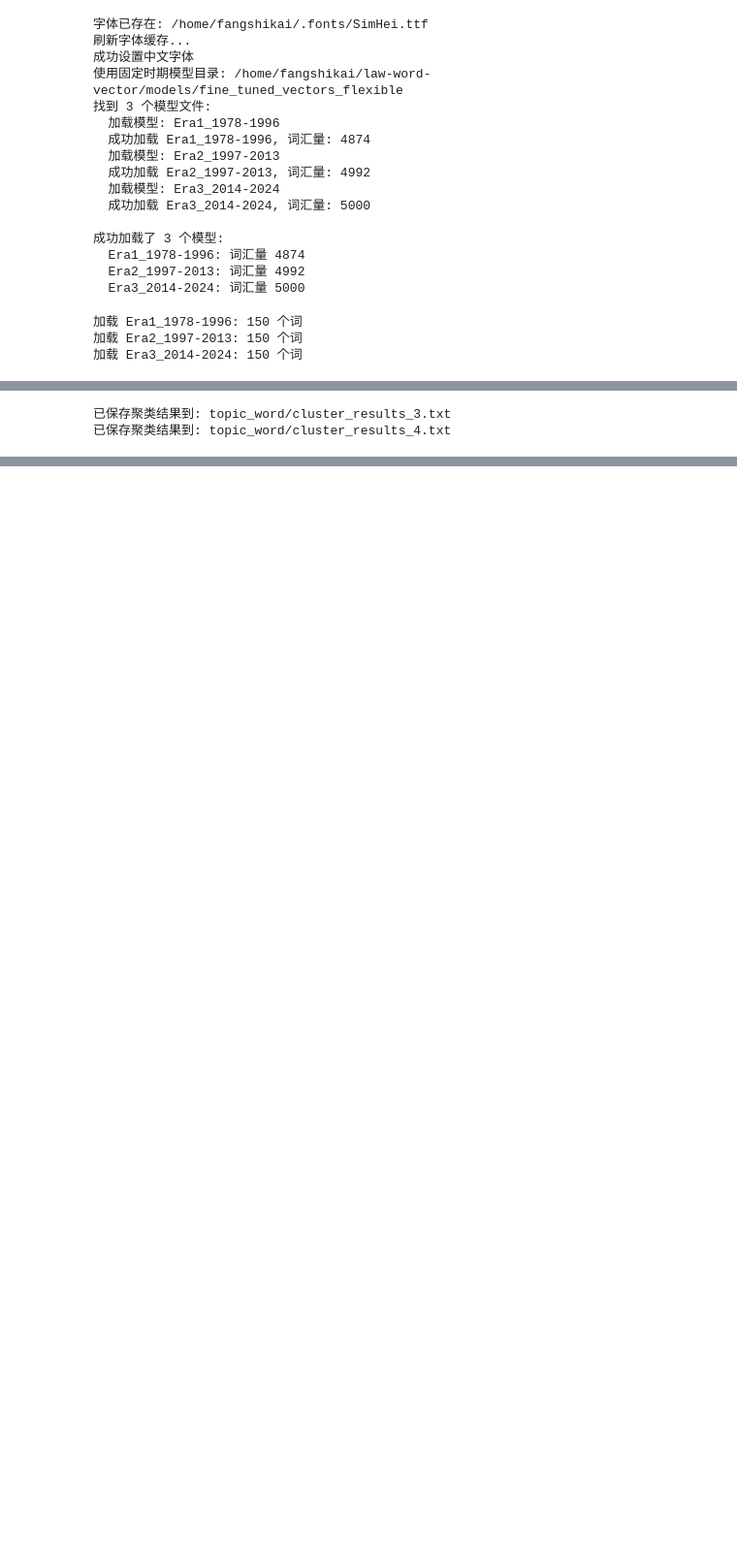
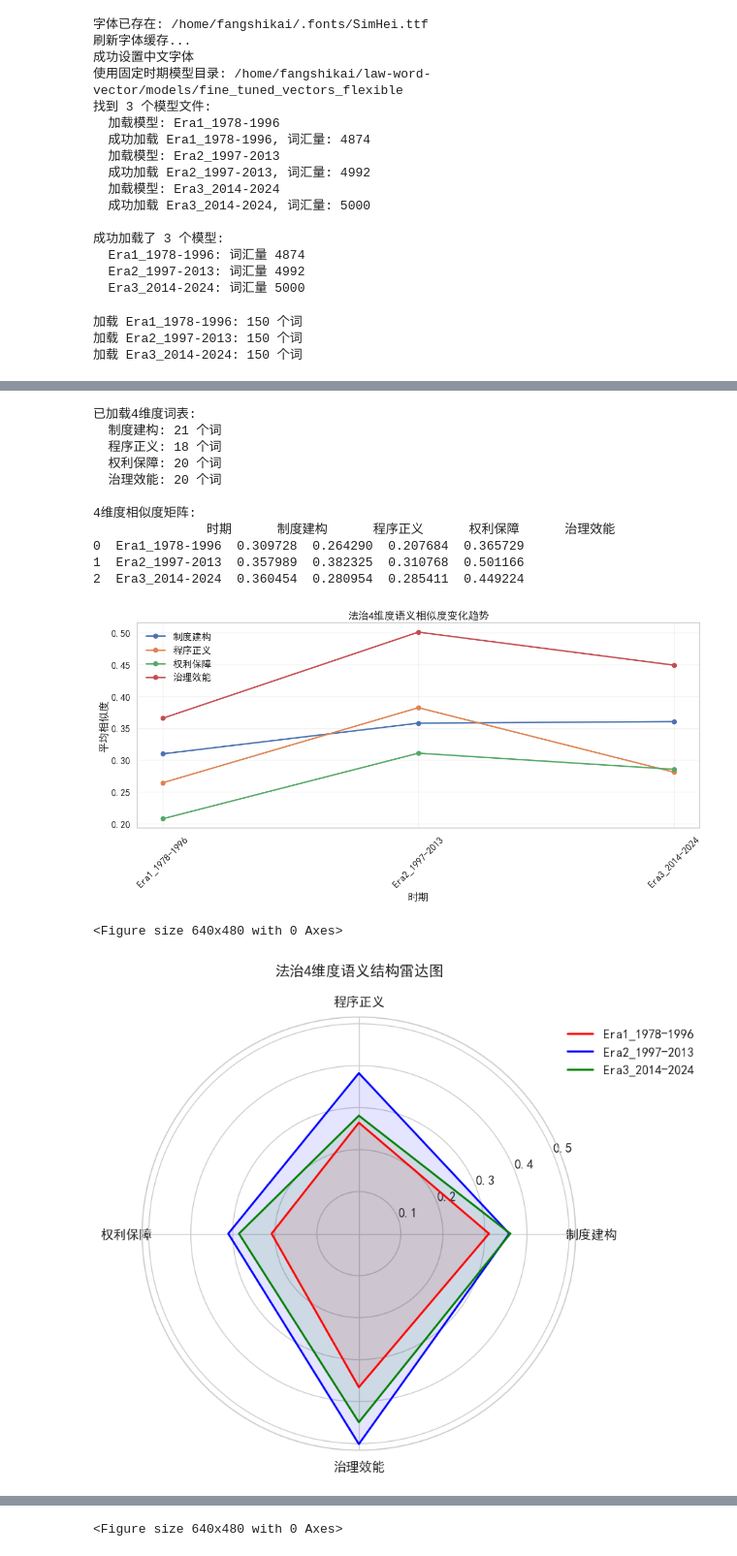
Before and after one commit to xuangu-fang/law-word-vector, a Jupyter notebook: notebooks/dimension_clustering.ipynb, the cells around one changed output, grey strips where cells are left out. Shown at 97% size. Cells and saved outputs as stored; diff of their text form; code cells hidden in the pictures; blank space fills up the shorter version.

```diff
--- a/notebooks/dimension_clustering.ipynb
+++ b/notebooks/dimension_clustering.ipynb
@@ -588,8 +600,32 @@ ValueError: too many values to unpack (expected 3)
-# %%
-if clusters_3:
-        save_cluster_results(clusters_3, topic_word_dir / "cluster_results_3.txt")
-if clusters_4:
-        save_cluster_results(clusters_4, topic_word_dir / "cluster_results_4.txt")
-# %% [output]
-已保存聚类结果到: topic_word/cluster_results_3.txt
-已保存聚类结果到: topic_word/cluster_results_4.txt
+# %%
+dimension_words_4d = load_dimension_words(topic_word_dir / "dimension_words_4d.txt")
+if dimension_words_4d:
+    print("\n已加载4维度词表:")
+    for dim, words in dimension_words_4d.items():
+        print(f"  {dim}: {len(words)} 个词")
+
+    # 计算相似度
+    similarity_df_4d = calculate_dimension_similarities(models, dimension_words_4d,target_word="法治",normalize=False)
+    print("\n4维度相似度矩阵:")
+    print(similarity_df_4d)
+
+    # 绘制可视化
+    if not similarity_df_4d.empty:
+        plot_dimension_trends(similarity_df_4d, "法治4维度语义相似度变化趋势")
+        plot_dimension_radar(similarity_df_4d, "法治4维度语义结构雷达图")
+        plot_dimension_heatmap(similarity_df_4d, "法治4维度语义相似度热力图")
+# %% [output]
+已加载4维度词表:
+  制度建构: 21 个词
+  程序正义: 18 个词
+  权利保障: 20 个词
+  治理效能: 20 个词
+
+4维度相似度矩阵:
+               时期      制度建构      程序正义      权利保障      治理效能
+0  Era1_1978-1996  0.309728  0.264290  0.207684  0.365729
+1  Era2_1997-2013  0.357989  0.382325  0.310768  0.501166
+2  Era3_2014-2024  0.360454  0.280954  0.285411  0.449224
+[figure, added]
+<Figure size 640x480 with 0 Axes>
+[figure, added]
@@ -595,0 +633 @@ if clusters_4:
+<Figure size 640x480 with 0 Axes>
```
Also changed, not shown: parts of 6 cells of this notebook, 7 other files.
